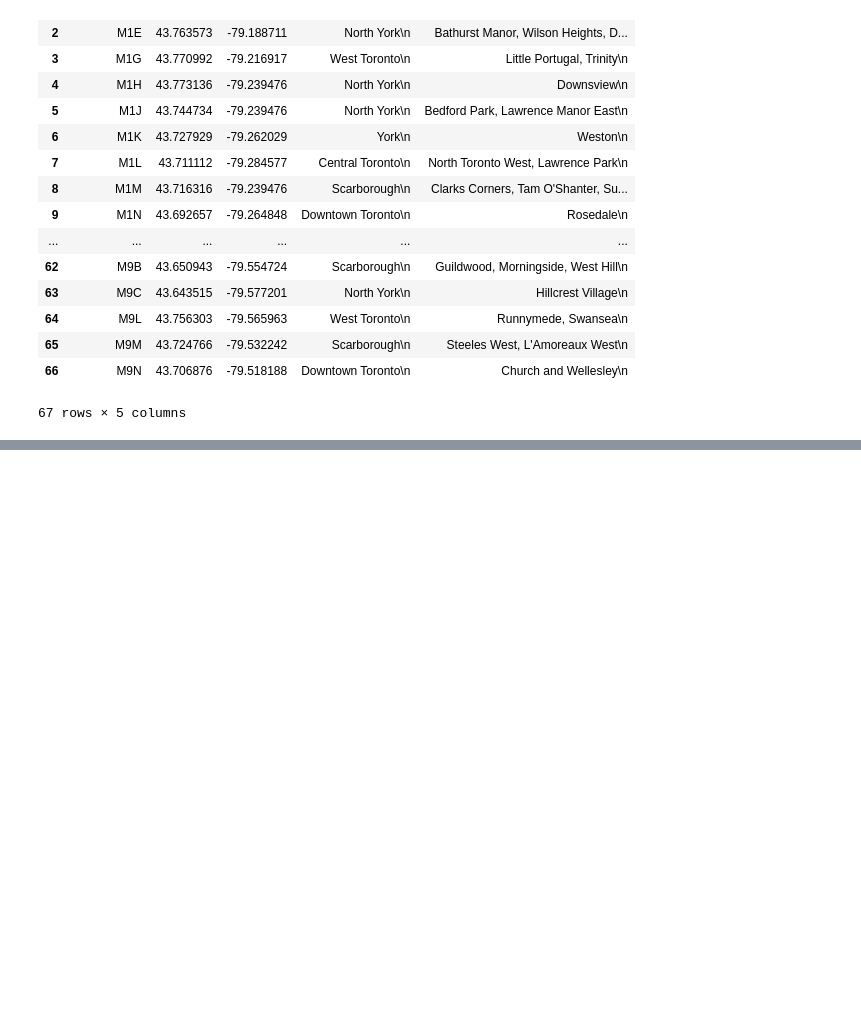
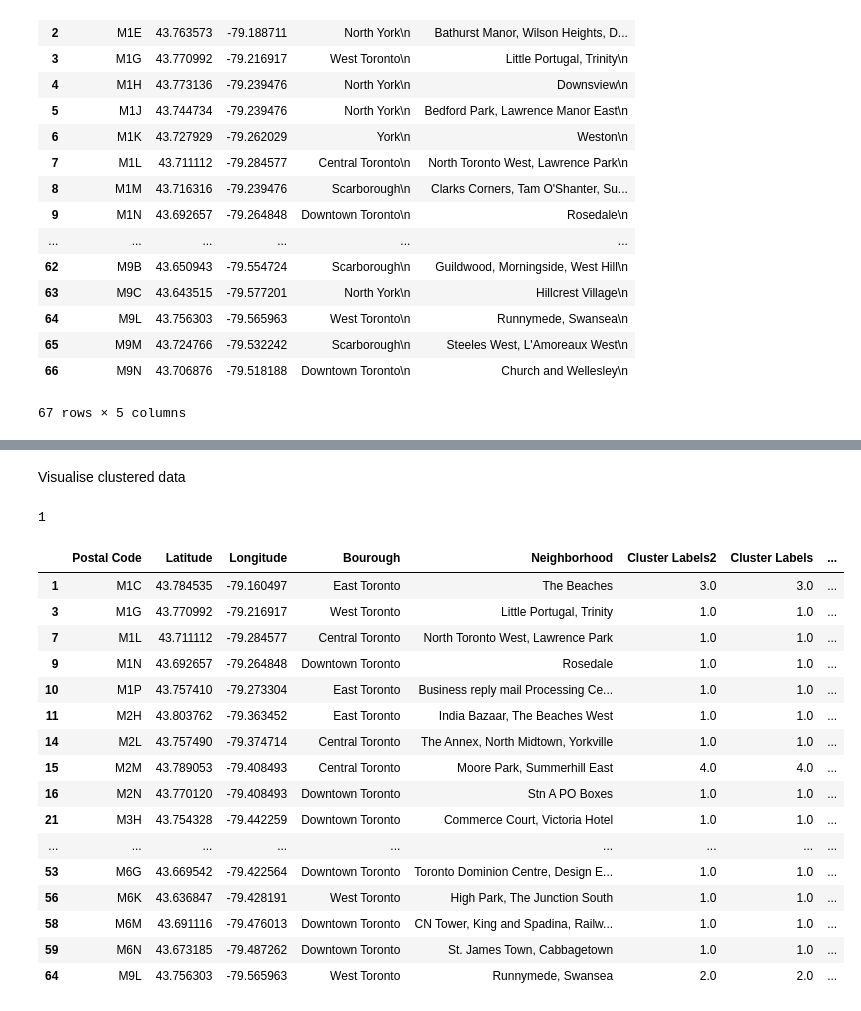
Before and after one commit to hedgehogBI/Data-Science-Capstone, a Jupyter notebook: Segmenting and Clustering Neighborhoods Toronto.ipynb, the cells around one changed output, grey strips where cells are left out. Saved outputs shown, nothing was run; the diff lists cells and outputs as text; code cells hidden in the pictures; blank space fills up the shorter version.

```diff
--- a/Segmenting and Clustering Neighborhoods Toronto.ipynb
+++ b/Segmenting and Clustering Neighborhoods Toronto.ipynb
@@ -234,0 +558,6 @@ pd.merge(Geocode_table, df_cleaned)
+# %%
+def return_most_common_venues(row, num_top_venues):
+    row_categories = row.iloc[1:]
+    row_categories_sorted = row_categories.sort_values(ascending=False)
+
+    return row_categories_sorted.index.values[0:num_top_venues]
@@ -234,0 +597,11 @@ pd.merge(Geocode_table, df_cleaned)
+# %%
+# set number of clusters
+kclusters = 5
+
+toronto_grouped_clustering = toronto_grouped.drop('Neighborhood', 1)
+
+# run k-means clustering
+kmeans = KMeans(n_clusters=kclusters, random_state=0).fit(toronto_grouped_clustering)
+
+# check cluster labels generated for each row in the dataframe
+kmeans.labels_[0:10]
@@ -234,0 +610,10 @@ pd.merge(Geocode_table, df_cleaned)
+# %%
+# add clustering labels
+neighborhoods_venues_sorted.insert(0, 'Cluster Labels2', kmeans.labels_)
+
+toronto_merged = Combined2
+
+# merge toronto_grouped with toronto_data to add latitude/longitude for each neighborhood
+toronto_merged = toronto_merged.join(neighborhoods_venues_sorted.set_index('Neighborhood'), on='Neighborhood')
+
+toronto_merged.head()
@@ -234,0 +627,2 @@ pd.merge(Geocode_table, df_cleaned)
+# %% [markdown]
+Visualise clustered data
@@ -234,0 +633,26 @@ pd.merge(Geocode_table, df_cleaned)
+# %%
+toronto_merged['Cluster Labels'].isna().sum()
+# %% [output]
+1
+# %%
+toronto_merged= toronto_merged.drop([66], axis=0)
+# %%
+toronto_merged
+# %% [output]
+|  | Postal Code | Latitude | Longitude | Bourough | Neighborhood | Cluster Labels2 | Cluster Labels | ... |
+| 1 | M1C | 43.784535 | -79.160497 | East Toronto | The Beaches | 3.0 | 3.0 | ... |
+| 3 | M1G | 43.770992 | -79.216917 | West Toronto | Little Portugal, Trinity | 1.0 | 1.0 | ... |
+| 7 | M1L | 43.711112 | -79.284577 | Central Toronto | North Toronto West, Lawrence Park | 1.0 | 1.0 | ... |
+| 9 | M1N | 43.692657 | -79.264848 | Downtown Toronto | Rosedale | 1.0 | 1.0 | ... |
+| 10 | M1P | 43.757410 | -79.273304 | East Toronto | Business reply mail Processing Ce... | 1.0 | 1.0 | ... |
+| 11 | M2H | 43.803762 | -79.363452 | East Toronto | India Bazaar, The Beaches West | 1.0 | 1.0 | ... |
+| 14 | M2L | 43.757490 | -79.374714 | Central Toronto | The Annex, North Midtown, Yorkville | 1.0 | 1.0 | ... |
+| 15 | M2M | 43.789053 | -79.408493 | Central Toronto | Moore Park, Summerhill East | 4.0 | 4.0 | ... |
+| 16 | M2N | 43.770120 | -79.408493 | Downtown Toronto | Stn A PO Boxes | 1.0 | 1.0 | ... |
+| 21 | M3H | 43.754328 | -79.442259 | Downtown Toronto | Commerce Court, Victoria Hotel | 1.0 | 1.0 | ... |
+| ... | ... | ... | ... | ... | ... | ... | ... | ... |
+| 53 | M6G | 43.669542 | -79.422564 | Downtown Toronto | Toronto Dominion Centre, Design E... | 1.0 | 1.0 | ... |
+| 56 | M6K | 43.636847 | -79.428191 | West Toronto | High Park, The Junction South | 1.0 | 1.0 | ... |
+| 58 | M6M | 43.691116 | -79.476013 | Downtown Toronto | CN Tower, King and Spadina, Railw... | 1.0 | 1.0 | ... |
+| 59 | M6N | 43.673185 | -79.487262 | Downtown Toronto | St. James Town, Cabbagetown | 1.0 | 1.0 | ... |
+| 64 | M9L | 43.756303 | -79.565963 | West Toronto | Runnymede, Swansea | 2.0 | 2.0 | ... |
```
Also changed, not shown: parts of 35 cells of this notebook.
